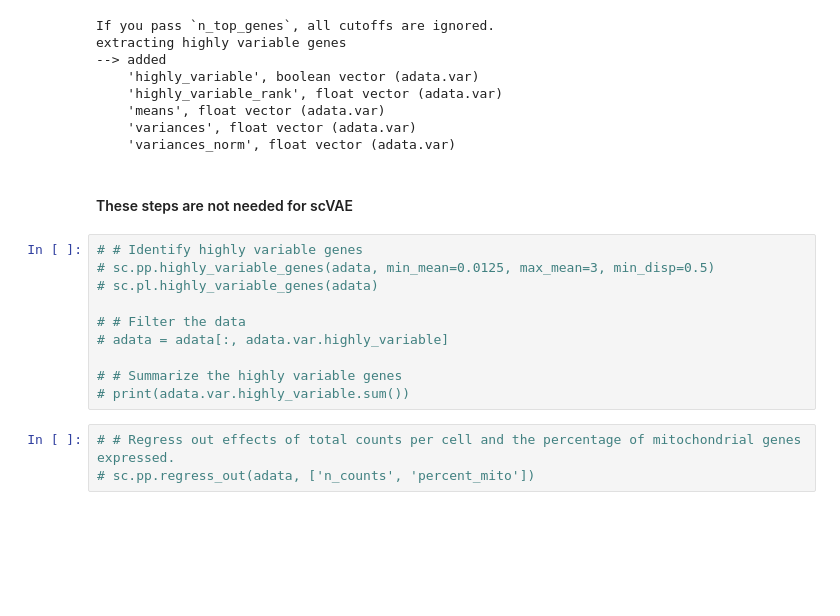
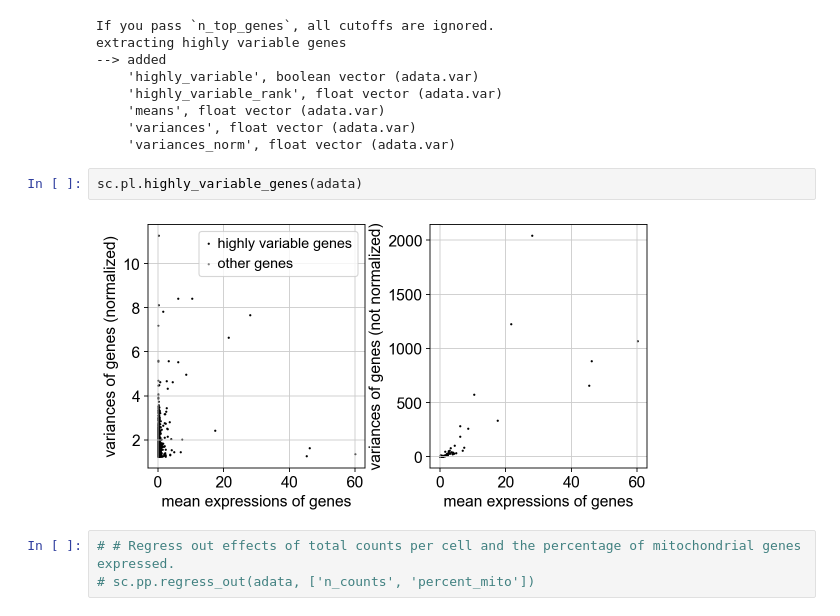
Before and after one commit to mehakrafiq/scRNA-DimensionReductionTutorials, a Jupyter notebook: DimensionReduction-scVAE.ipynb, the cells around one changed output. Drawn from its saved outputs; the diff is of its cells as text; blank space fills up the shorter version.

```diff
--- a/DimensionReduction-scVAE.ipynb
+++ b/DimensionReduction-scVAE.ipynb
@@ -113,18 +113,10 @@ extracting highly variable genes
     'means', float vector (adata.var)
     'variances', float vector (adata.var)
     'variances_norm', float vector (adata.var)
-# %% [markdown]
-#### These steps are not needed for scVAE
-# %%
-# # Identify highly variable genes
-# sc.pp.highly_variable_genes(adata, min_mean=0.0125, max_mean=3, min_disp=0.5)
-# sc.pl.highly_variable_genes(adata)
-
-# # Filter the data
-# adata = adata[:, adata.var.highly_variable]
-
-# # Summarize the highly variable genes
-# print(adata.var.highly_variable.sum())
+# %%
+sc.pl.highly_variable_genes(adata)
+# %% [output]
+[figure, added]
 # %%
 # # Regress out effects of total counts per cell and the percentage of mitochondrial genes expressed.
 # sc.pp.regress_out(adata, ['n_counts', 'percent_mito'])
```
Also changed, not shown: 3 other files.
